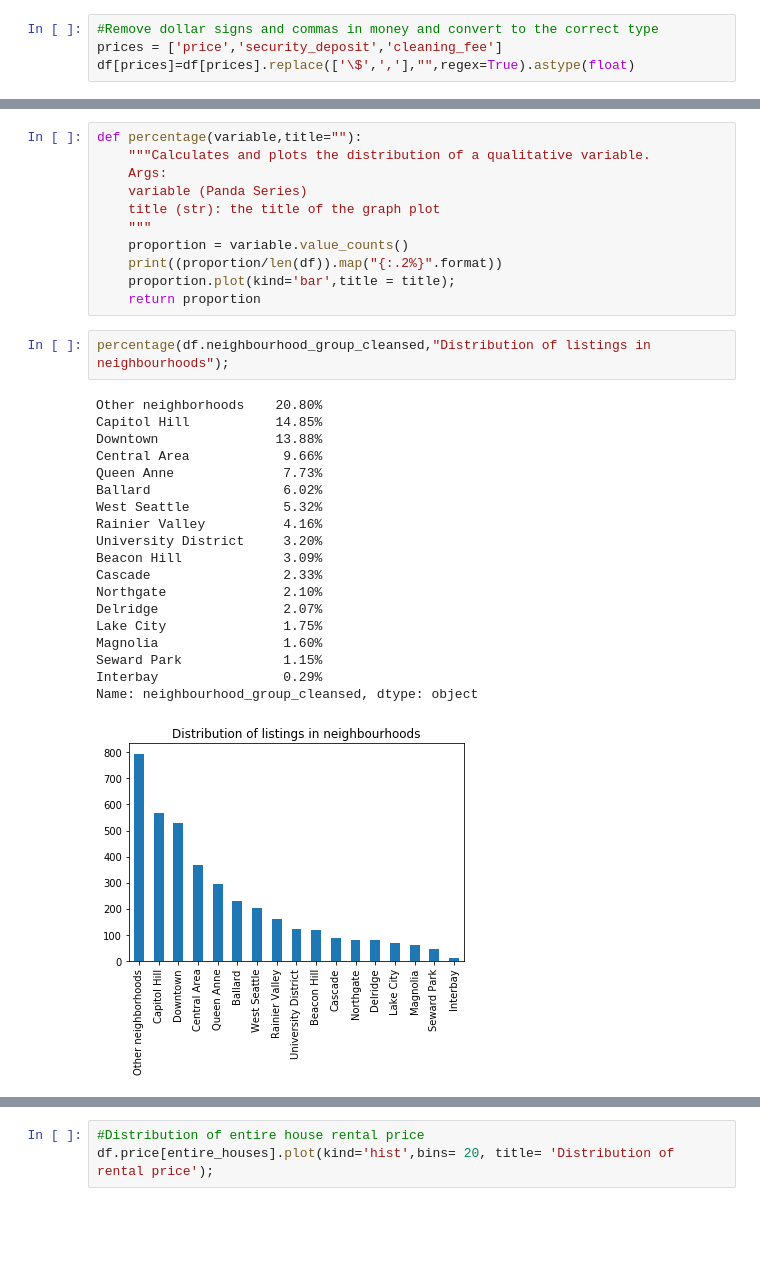
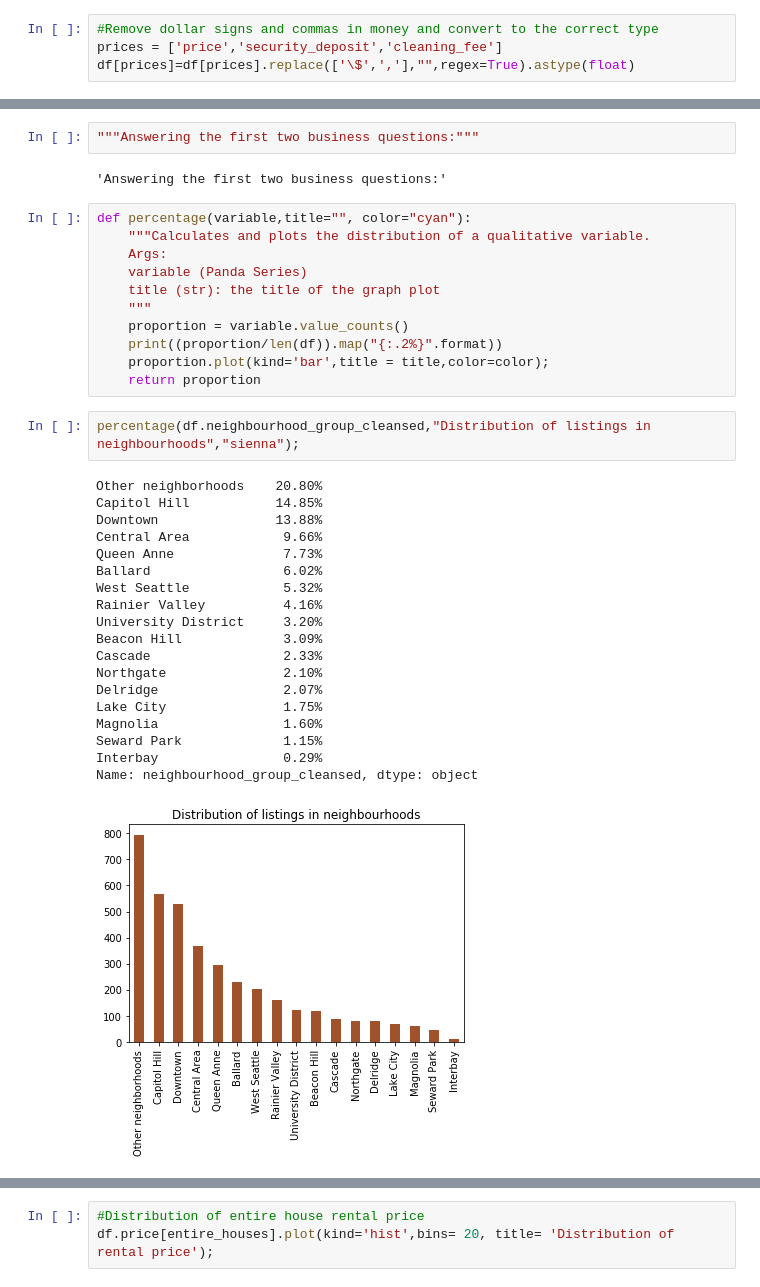
Before and after one commit to smamane/airbnb-seattle, a Jupyter notebook: seattle_project.ipynb, the cells around one changed output, grey strips where cells are left out. Drawn from its saved outputs; the diff is of its cells as text; blank space fills up the shorter version.

```diff
--- a/seattle_project.ipynb
+++ b/seattle_project.ipynb
@@ -112,5 +225,9 @@ df[prices]=df[prices].replace(['\$',','],"",regex=True).astype(float)
+# %%
+"""Answering the first two business questions:"""
+# %% [output]
+'Answering the first two business questions:'
 # %%
-def percentage(variable,title=""):
+def percentage(variable,title="", color="cyan"):
     """Calculates and plots the distribution of a qualitative variable.
     Args:
     variable (Panda Series)
@@ -118,29 +235,29 @@ def percentage(variable,title=""):
     """
     proportion = variable.value_counts()
     print((proportion/len(df)).map("{:.2%}".format))
-    proportion.plot(kind='bar',title = title);
+    proportion.plot(kind='bar',title = title,color=color);
     return proportion
 # %%
-percentage(df.neighbourhood_group_cleansed,"Distribution of listings in neighbourhoods");
+percentage(df.neighbourhood_group_cleansed,"Distribution of listings in neighbourhoods","sienna");
 # %% [output]
 Other neighborhoods    20.80%
 Capitol Hill           14.85%
 Downtown               13.88%
 Central Area            9.66%
 Queen Anne              7.73%
 Ballard                 6.02%
 West Seattle            5.32%
 Rainier Valley          4.16%
 University District     3.20%
 Beacon Hill             3.09%
 Cascade                 2.33%
 Northgate               2.10%
 Delridge                2.07%
 Lake City               1.75%
 Magnolia                1.60%
 Seward Park             1.15%
 Interbay                0.29%
 Name: neighbourhood_group_cleansed, dtype: object
-[figure, old version]
+[figure, new version]
 # %%
 #Distribution of property types
```
Also changed, not shown: parts of 34 cells of this notebook.
